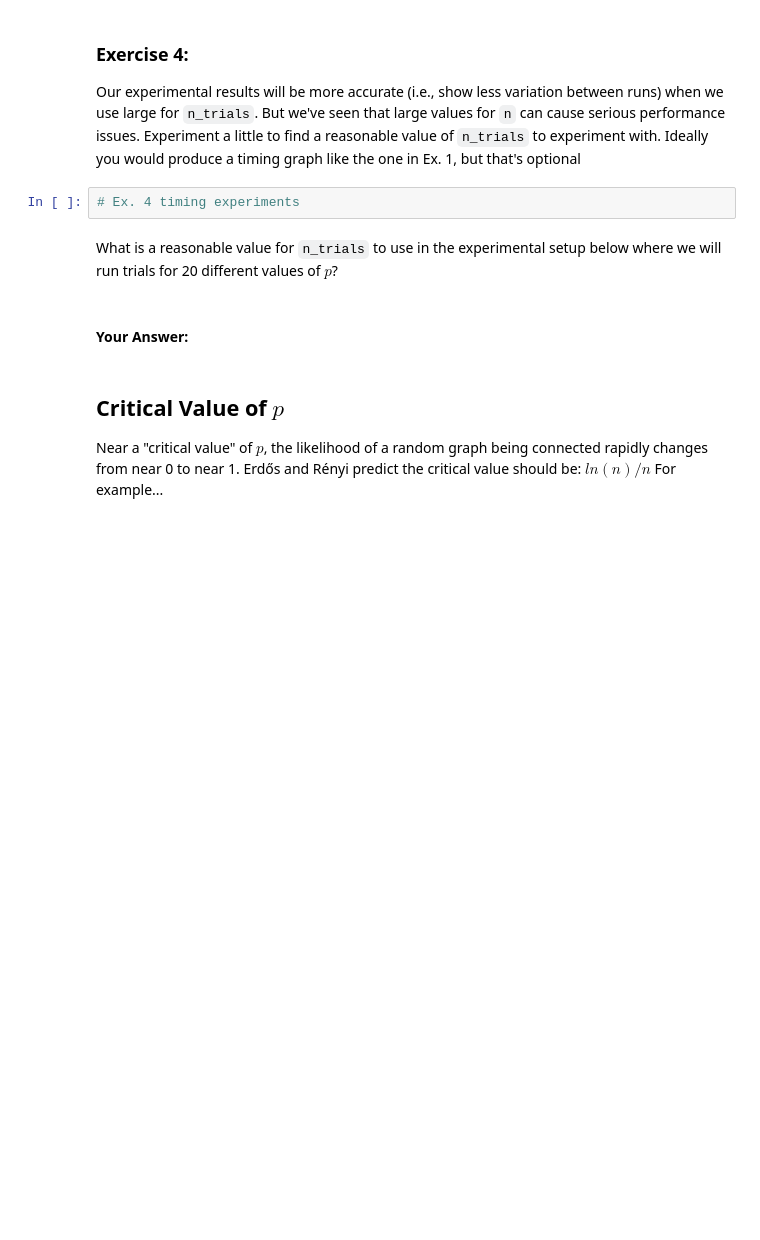
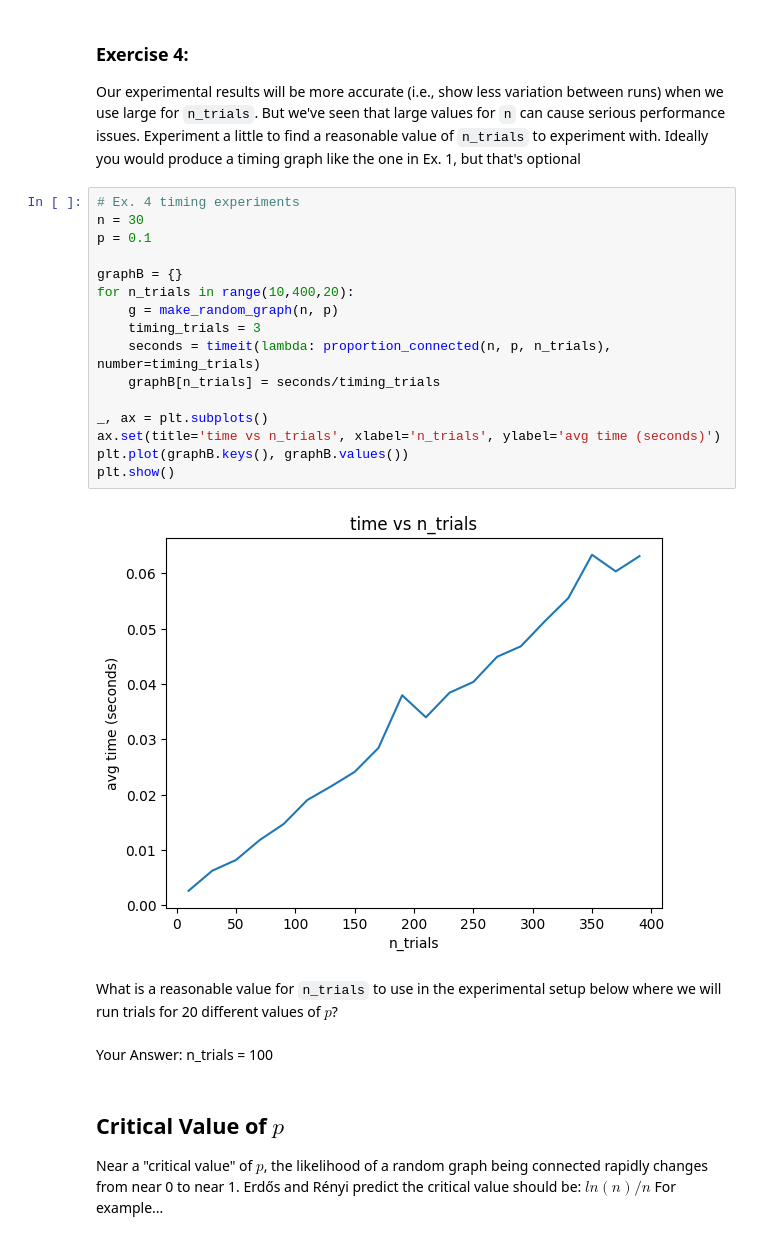
Before and after one commit to harjashanhub/cap-comp215, a Jupyter notebook: labs/lab04-graphs.ipynb, the cells around one changed output. Drawn from its saved outputs; the diff is of its cells as text; blank space fills up the shorter version.

```diff
--- a/labs/lab04-graphs.ipynb
+++ b/labs/lab04-graphs.ipynb
@@ -190,12 +190,28 @@ f'Likelihood that an ER graph (n={n}, p={p}) is connected: {p_connected:.1f}%'
 ### Exercise 4:
 Our experimental results will be more accurate (i.e., show less variation between runs) when we use large for `n_trials`.  But we've seen that large values for `n` can cause serious performance issues.
 Experiment a little to find a reasonable value of `n_trials` to experiment with.  Ideally you would produce a timing graph like the one in Ex. 1, but that's optional
-# %%
-# Ex. 4 timing experiments
+# %%
+# Ex. 4 timing experiments
+n = 30
+p = 0.1
+
+graphB = {}
+for n_trials in range(10,400,20):
+    g = make_random_graph(n, p)
+    timing_trials = 3
+    seconds = timeit(lambda: proportion_connected(n, p, n_trials),  number=timing_trials)
+    graphB[n_trials] = seconds/timing_trials
+
+_, ax = plt.subplots()
+ax.set(title='time vs n_trials', xlabel='n_trials', ylabel='avg time (seconds)')
+plt.plot(graphB.keys(), graphB.values())
+plt.show()
+# %% [output]
+[figure, added]
 # %% [markdown]
 What is a reasonable value for `n_trials` to use in the experimental setup below where we will run trials for 20 different values of $p$?
 # %% [markdown]
-#### Your Answer:
+ Your Answer: n_trials = 100
 # %% [markdown]
 ## Critical Value of $p$
 
```
Also changed, not shown: parts of 8 cells of this notebook.
